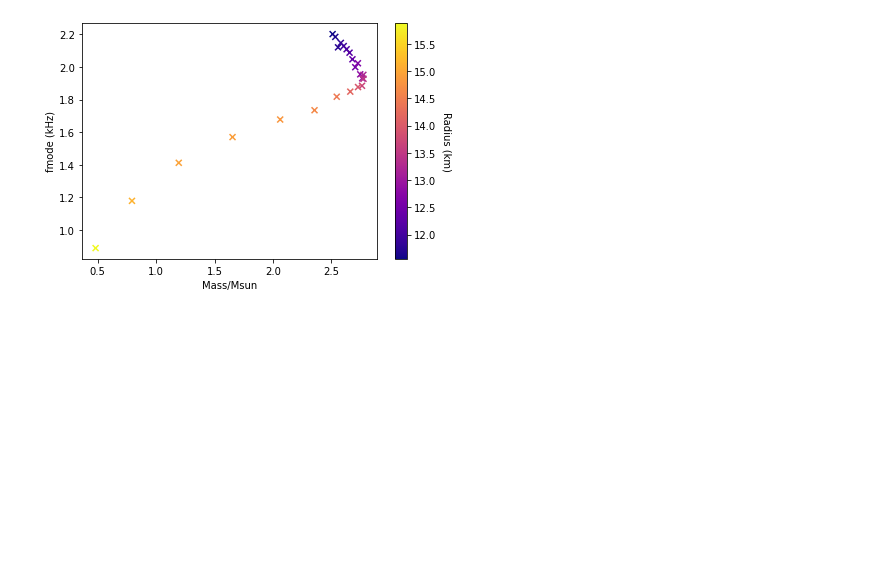
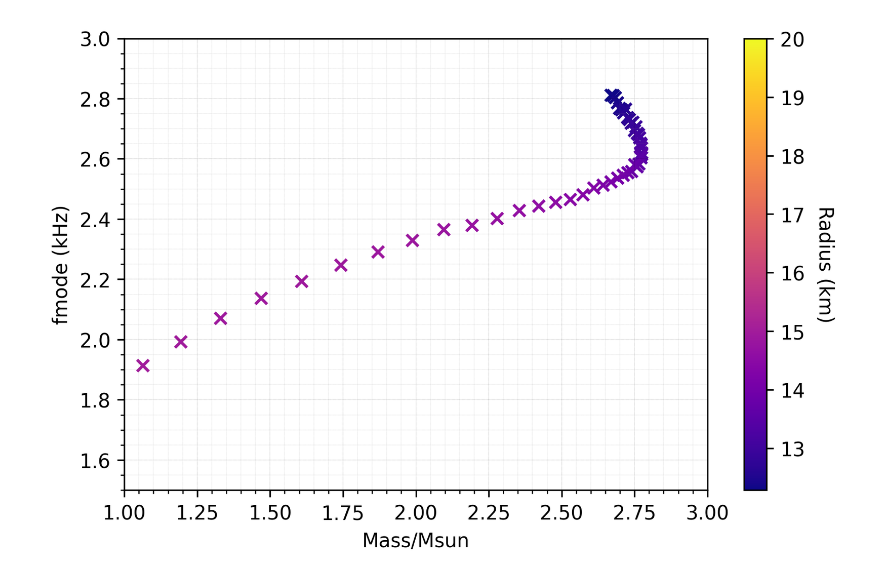
Before and after one commit to utkarsh7236/fmodes, a Jupyter notebook: fmode_mass_plot2.ipynb, the cells around one changed output. Cells and saved outputs as stored; diff of their text form; code cells hidden in the pictures; blank space fills up the shorter version.

```diff
--- a/fmode_mass_plot2.ipynb
+++ b/fmode_mass_plot2.ipynb
@@ -62,7 +62,8 @@ def df_to_ep(df):
     return e_den_normed.to_numpy(), pressure.to_numpy()
 
 def get_ep(e, p):
-    f_e_smooth = interp1d(p, e, fill_value=(0, 0), bounds_error=False)
+    f_e_smooth = interp1d(p, e, fill_value=(0, 0),
+                          kind = "cubic", bounds_error=False)
     return f_e_smooth
 # %%
 # Working in manual cgs units here.
@@ -114,7 +115,7 @@ def coupledTOV(r, VEC, init_params):
     Q = _Q(r, P, M)
 
     e = EOS(P)
-    eps = 1e10
+    eps = 1e5
     p_eval = np.linspace(P/eps, P*eps, 10)
     e_eval = EOS(p_eval)
     dedp = np.mean(np.gradient(e_eval, p_eval, edge_order=2))
@@ -138,7 +139,7 @@ def coupledTOV(r, VEC, init_params):
     return ret
 # %%
 def tov(ep, init_VEC, r_i, p_min, omega, progress = False,
-        l=2, n_iter_max = 2000):
+        l=2, n_iter_max = 5000):
 
     init_params = [ep, l, omega]
 
@@ -192,27 +193,13 @@ mass_list = []
 radius_list = []
 
 ind_start = -2
-ind_stop = -1200
-jump = 50 # Default should be 1 for small EOS data
+ind_stop = -1000
+jump = 15 # Default should be 1 for small EOS data
 
 
 for k in tqdm(range(ind_stop, ind_start+1, 1)[::-jump]):
-        # Load EOS  (Since e, p are changed)
-    df = pd.read_csv("eos_data/nl3cr.csv")
-    e, p = df_to_ep(df)
-    EOS = get_ep(e, p)
-
-    # Initial Conditions
-    km2cm = 1e5
-    r_i = 1
-    p0 = p[k]
-    e0 = EOS(p0)
-    p_c = p0 - 2 * np.pi * (G/(c**4)) * r_i**2 * (p0 + e0) * (3*p0 + e0)/3
-    e_c = e0
-    m0 = e_c/(c**2) * 4/3 * np.pi * r_i**3
-
     # Load EOS
-    df = pd.read_csv("eos_data/nl3cr.csv")
+    df = pd.read_csv("eos_data/nl3cr_copy.csv")
     e, p = df_to_ep(df)
     EOS = get_ep(e, p)
 
@@ -316,17 +459,20 @@ for k in tqdm(range(ind_stop, ind_start+1, 1)[::-jump]):
 # %%
 mass_arr = np.array(mass_list)
 f_mode_arr = np.array(f_mode_list)
 radius_arr = np.array(radius_list)
 hz2khz = 1e-3
 
-plt.figure()
+plt.figure(dpi = 300)
 plt.tight_layout()
 plt.scatter(mass_arr/msun, f_mode_arr*hz2khz, c = radius_arr/km2cm, marker = "x",
             cmap = "plasma")
 plt.xlabel("Mass/Msun")
 plt.ylabel("fmode (kHz)")
 cbar = plt.colorbar()
 cbar.set_label('Radius (km)', rotation=-90, labelpad=15)
+utkarshGrid()
+plt.xlim(1, 3)
+plt.ylim(1.5, 3)
 plt.show()
 # %% [output]
-[figure, old version]
+[figure, new version]
```
Also changed, not shown: parts of 1 cell of this notebook, 2 other files.
